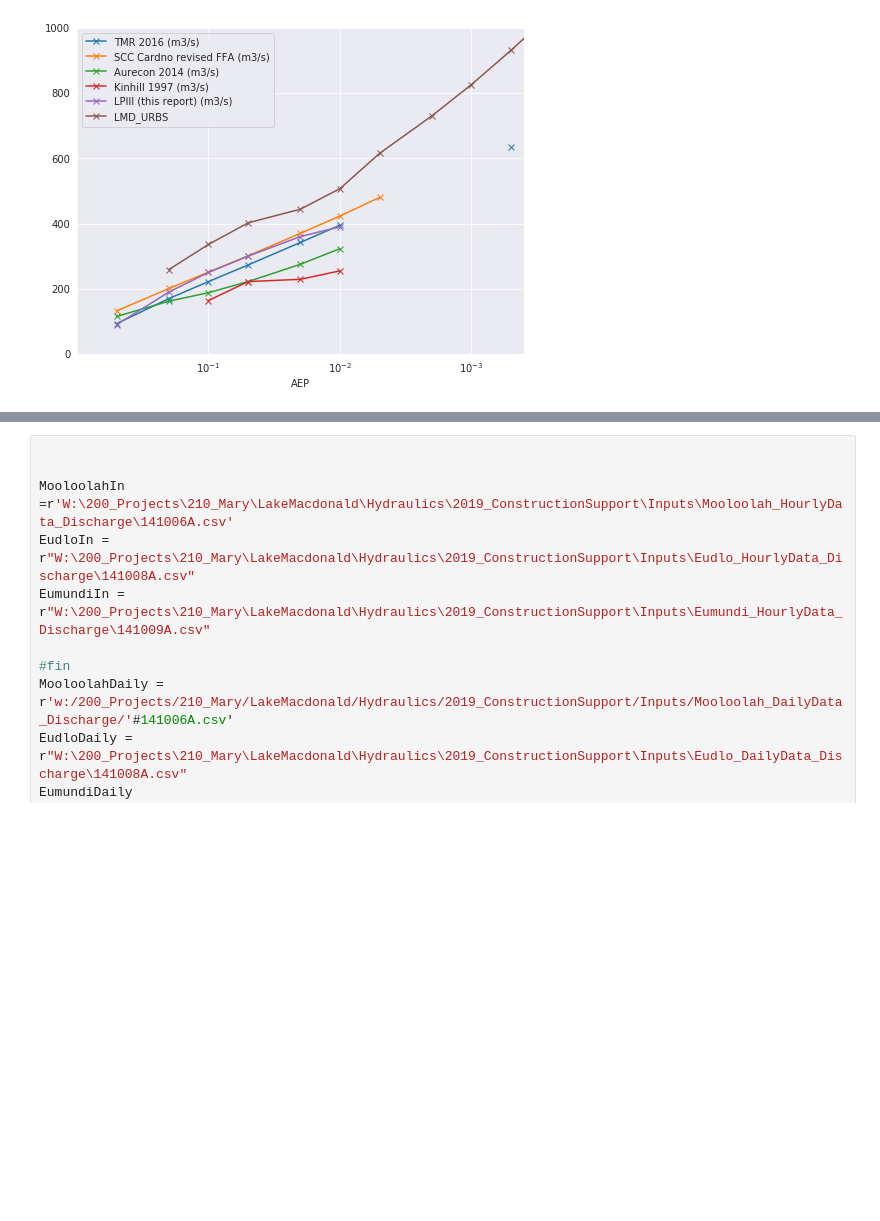
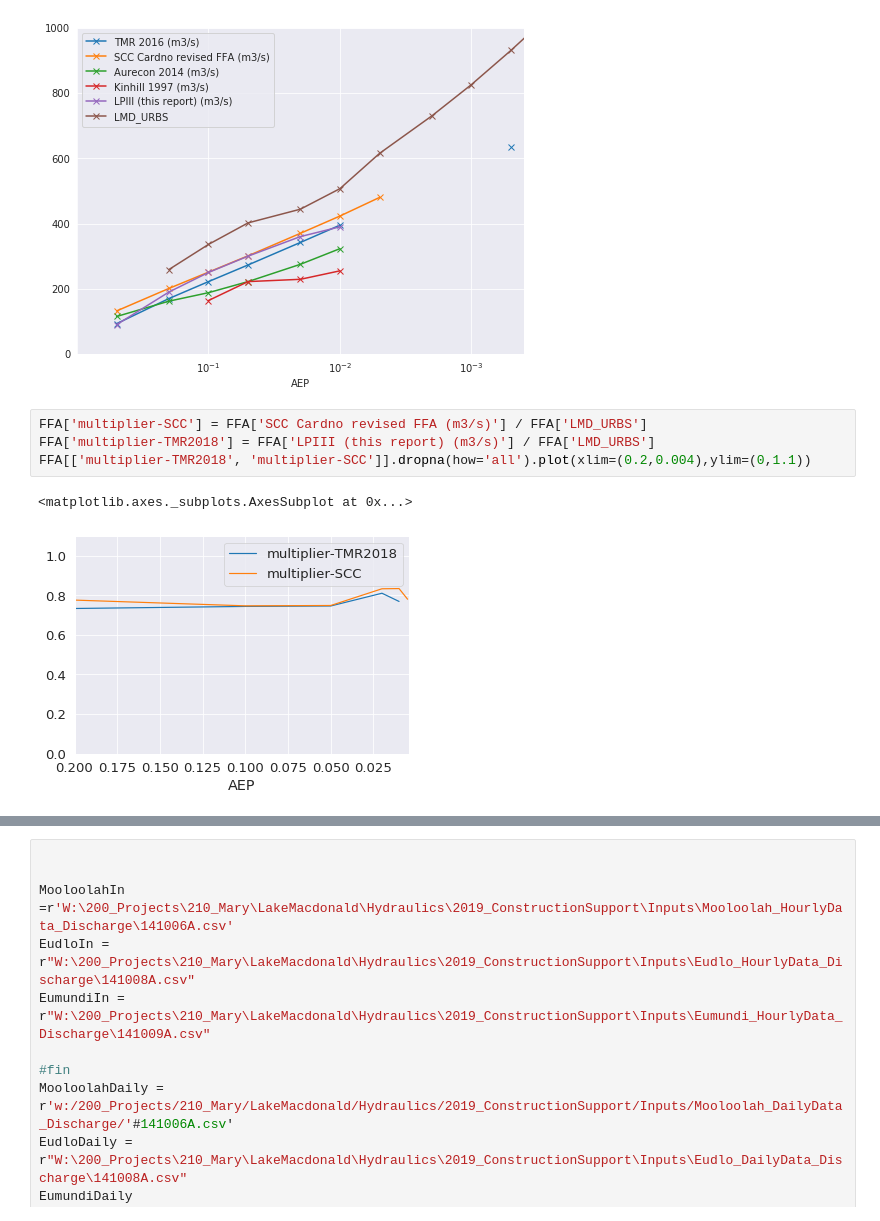
Before and after one commit to lmillard79/GoogleColabs, a Jupyter notebook: Peaks_Overthreshold_Jan2020_Seasonal.ipynb, the cells around one changed output, grey strips where cells are left out. Cells and saved outputs as stored; diff of their text form; blank space fills up the shorter version.

```diff
--- a/Peaks_Overthreshold_Jan2020_Seasonal.ipynb
+++ b/Peaks_Overthreshold_Jan2020_Seasonal.ipynb
@@ -96,3 +118,10 @@ LPIII (this report) (m3/s)       float64
 LMD_URBS                         float64
 dtype: object
 [figure]
+# %%
+FFA['multiplier-SCC'] = FFA['SCC Cardno revised FFA (m3/s)'] / FFA['LMD_URBS']
+FFA['multiplier-TMR2018'] = FFA['LPIII (this report) (m3/s)'] / FFA['LMD_URBS']
+FFA[['multiplier-TMR2018', 'multiplier-SCC']].dropna(how='all').plot(xlim=(0.2,0.004),ylim=(0,1.1))
+# %% [output]
+<matplotlib.axes._subplots.AxesSubplot at 0x...>
+[figure, added]
```
Also changed, not shown: parts of 17 cells of this notebook.
